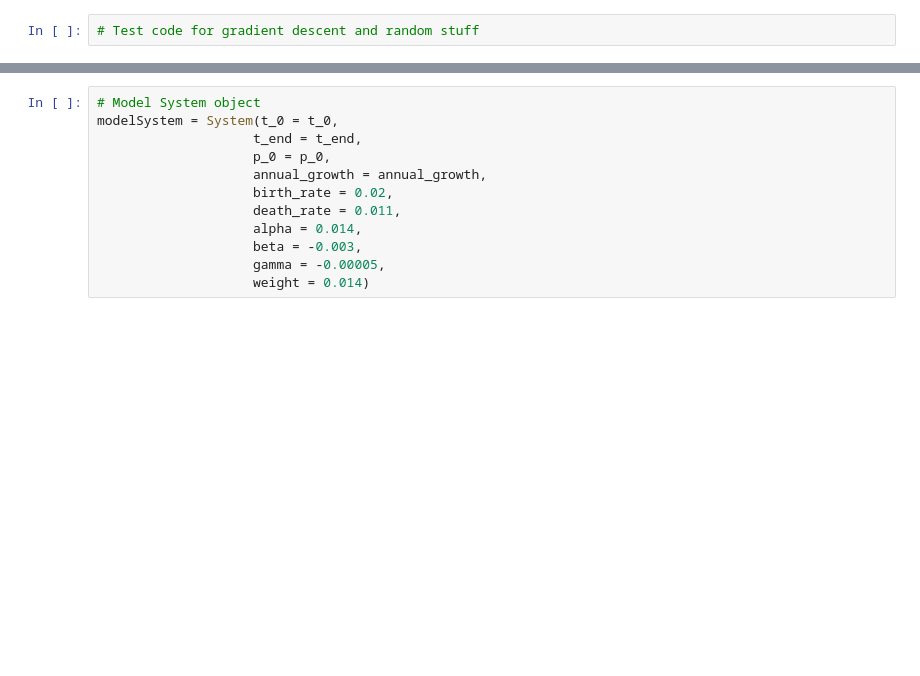
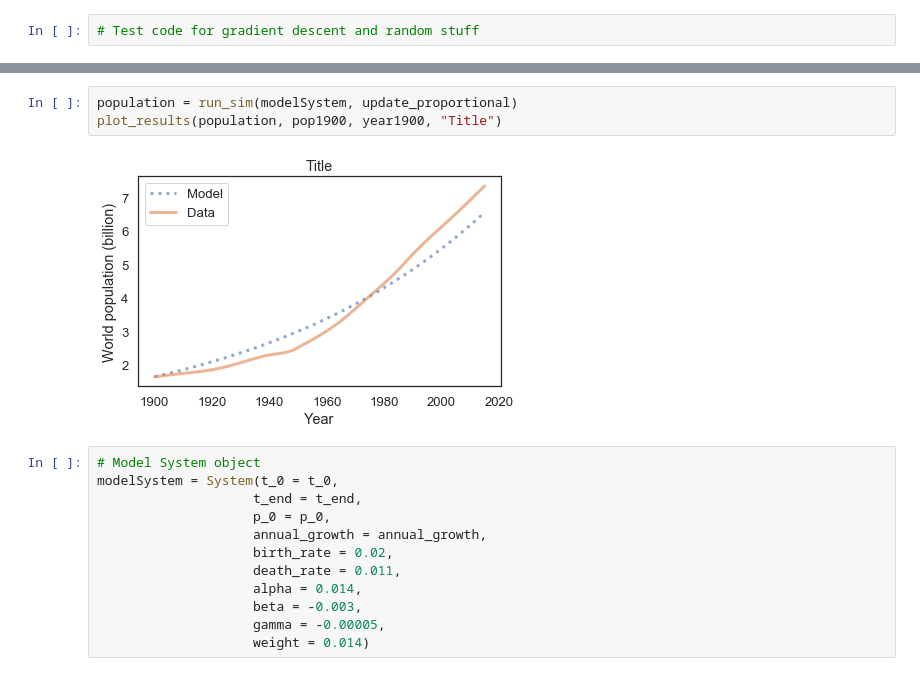
Before and after one commit to jamesHo22/ModSimPy, a Jupyter notebook: code/Project_One.ipynb, the cells around one changed output, grey strips where cells are left out. Saved outputs shown, nothing was run; the diff lists cells and outputs as text; blank space fills up the shorter version.

```diff
--- a/code/Project_One.ipynb
+++ b/code/Project_One.ipynb
@@ -281,3 +295,8 @@ cost_func(year1900, pop1900, modelSystem.weight-0.07926292472574188, 0)
+# %%
+population = run_sim(modelSystem, update_proportional)
+plot_results(population, pop1900, year1900, "Title")
+# %% [output]
+[figure, added]
 # %%
 # Model System object
 modelSystem = System(t_0 = t_0,
```
Also changed, not shown: parts of 15 cells of this notebook.
